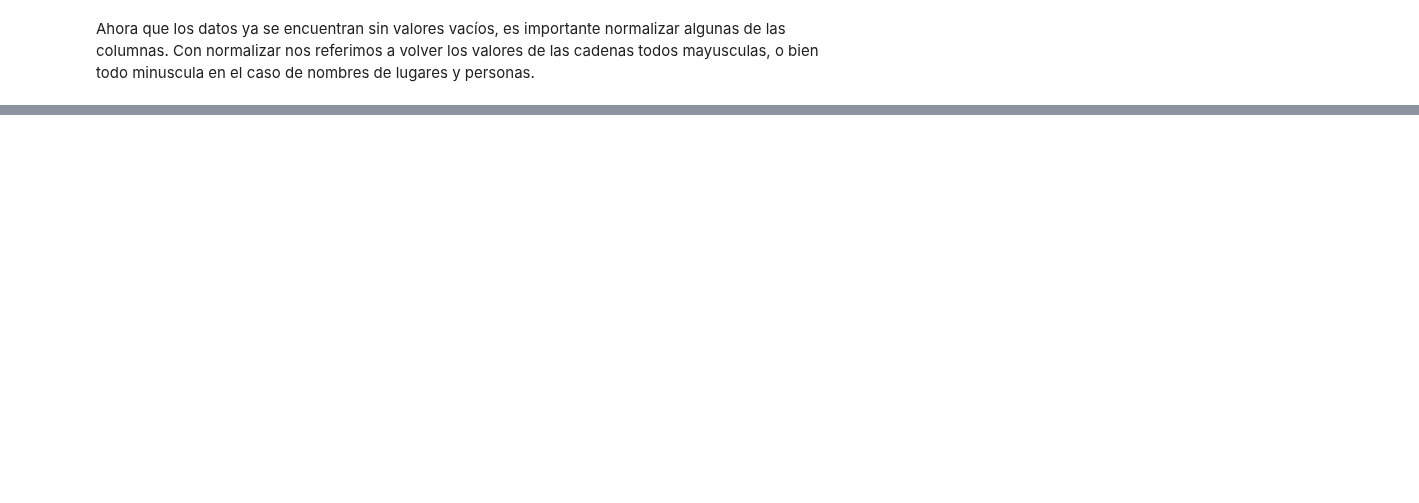
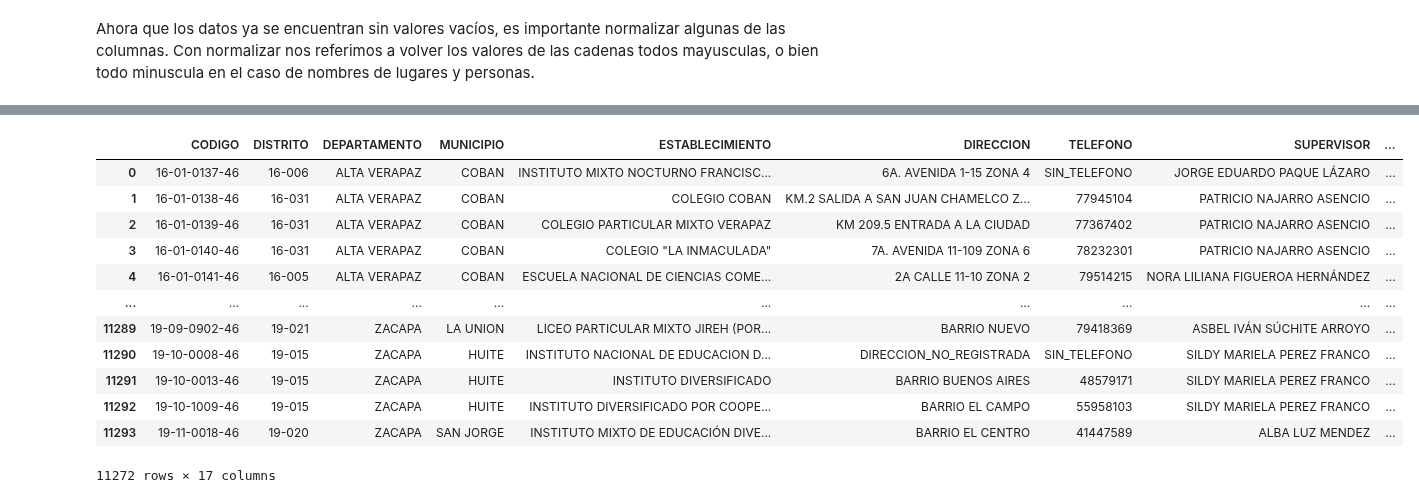
Before and after one commit to chuy-zip/DS_PROY1, a Jupyter notebook: data_processing/clean.ipynb, the cells around one changed output, grey strips where cells are left out. Cells and saved outputs as stored; diff of their text form; code cells hidden in the pictures; blank space fills up the shorter version.

```diff
--- a/data_processing/clean.ipynb
+++ b/data_processing/clean.ipynb
@@ -165,0 +244,35 @@ Ahora que los datos ya se encuentran sin valores vacíos, es importante normaliz
+# %%
+# tomamos el
+def procesar_telefono(tel):
+    if pd.isna(tel) or str(tel).strip() == 'nan':
+        return 'SIN_TELEFONO'
+
+    tel = str(tel).strip()
+
+    if tel == 'SIN_TELEFONO':
+        return tel
+
+    # Limpieza básica
+    tel = tel.replace(' ', '').replace('-', '')
+
+    # Caso múltiples teléfonos (separados por comas o guiones)
+    if ',' in tel:
+        return tel.split(',')[0][:8]  # Tomar el primer teléfono
+    elif '-' in tel and len(tel) > 8:  # Para casos como "1234-5678"
+        return tel.replace('-', '')[:8]
+
+    # Verificar longitud correcta
+    return tel if tel.isdigit() and len(tel) == 8 else 'SIN_TELEFONO'
+
+# transformacion al telfono
+df_limpio['TELEFONO'] = df_limpio['TELEFONO'].apply(procesar_telefono)
+
+# 3. Verificación final
+print("\n=== RESULTADO FINAL ===")
+print("Distribución de valores:")
+print(df_limpio['TELEFONO'].value_counts(dropna=False).head())
+
+print("\nEstadísticas:")
+print(f"Teléfonos válidos (8 dígitos): {df_limpio['TELEFONO'].str.fullmatch(r'\d{8}').sum()}")
+print(f"'SIN_TELEFONO': {(df_limpio['TELEFONO'] == 'SIN_TELEFONO').sum()}")
+print(f"Otros formatos: {len(df_limpio[~df_limpio['TELEFONO'].isin(['SIN_TELEFONO']) & ~df_limpio['TELEFONO'].str.fullmatch(r'\d{8}', na=True)])}")
@@ -165,0 +294,3 @@ Ahora que los datos ya se encuentran sin valores vacíos, es importante normaliz
+# %%
+df_limpio.drop('TELEFONO_LIMPIO_TEMP', axis=1, inplace=True)
+df_limpio.isna().sum()
@@ -165,0 +316,16 @@ Ahora que los datos ya se encuentran sin valores vacíos, es importante normaliz
+# %%
+df_limpio
+# %% [output]
+|  | CODIGO | DISTRITO | DEPARTAMENTO | MUNICIPIO | ESTABLECIMIENTO | DIRECCION | TELEFONO | SUPERVISOR | ... |
+| 0 | 16-01-0137-46 | 16-006 | ALTA VERAPAZ | COBAN | INSTITUTO MIXTO NOCTURNO FRANCISC... | 6A. AVENIDA 1-15 ZONA 4 | SIN_TELEFONO | JORGE EDUARDO PAQUE LÁZARO | ... |
+| 1 | 16-01-0138-46 | 16-031 | ALTA VERAPAZ | COBAN | COLEGIO COBAN | KM.2 SALIDA A SAN JUAN CHAMELCO Z... | 77945104 | PATRICIO NAJARRO ASENCIO | ... |
+| 2 | 16-01-0139-46 | 16-031 | ALTA VERAPAZ | COBAN | COLEGIO PARTICULAR MIXTO VERAPAZ | KM 209.5 ENTRADA A LA CIUDAD | 77367402 | PATRICIO NAJARRO ASENCIO | ... |
+| 3 | 16-01-0140-46 | 16-031 | ALTA VERAPAZ | COBAN | COLEGIO "LA INMACULADA" | 7A. AVENIDA 11-109 ZONA 6 | 78232301 | PATRICIO NAJARRO ASENCIO | ... |
+| 4 | 16-01-0141-46 | 16-005 | ALTA VERAPAZ | COBAN | ESCUELA NACIONAL DE CIENCIAS COME... | 2A CALLE 11-10 ZONA 2 | 79514215 | NORA LILIANA FIGUEROA HERNÁNDEZ | ... |
+| ... | ... | ... | ... | ... | ... | ... | ... | ... | ... |
+| 11289 | 19-09-0902-46 | 19-021 | ZACAPA | LA UNION | LICEO PARTICULAR MIXTO JIREH (POR... | BARRIO NUEVO | 79418369 | ASBEL IVÁN SÚCHITE ARROYO | ... |
+| 11290 | 19-10-0008-46 | 19-015 | ZACAPA | HUITE | INSTITUTO NACIONAL DE EDUCACION D... | DIRECCION_NO_REGISTRADA | SIN_TELEFONO | SILDY MARIELA PEREZ FRANCO | ... |
+| 11291 | 19-10-0013-46 | 19-015 | ZACAPA | HUITE | INSTITUTO DIVERSIFICADO | BARRIO BUENOS AIRES | 48579171 | SILDY MARIELA PEREZ FRANCO | ... |
+| 11292 | 19-10-1009-46 | 19-015 | ZACAPA | HUITE | INSTITUTO DIVERSIFICADO POR COOPE... | BARRIO EL CAMPO | 55958103 | SILDY MARIELA PEREZ FRANCO | ... |
+| 11293 | 19-11-0018-46 | 19-020 | ZACAPA | SAN JORGE | INSTITUTO MIXTO DE EDUCACIÓN DIVE... | BARRIO EL CENTRO | 41447589 | ALBA LUZ MENDEZ | ... |
+11272 rows × 17 columns
```
Also changed, not shown: parts of 8 cells of this notebook.
